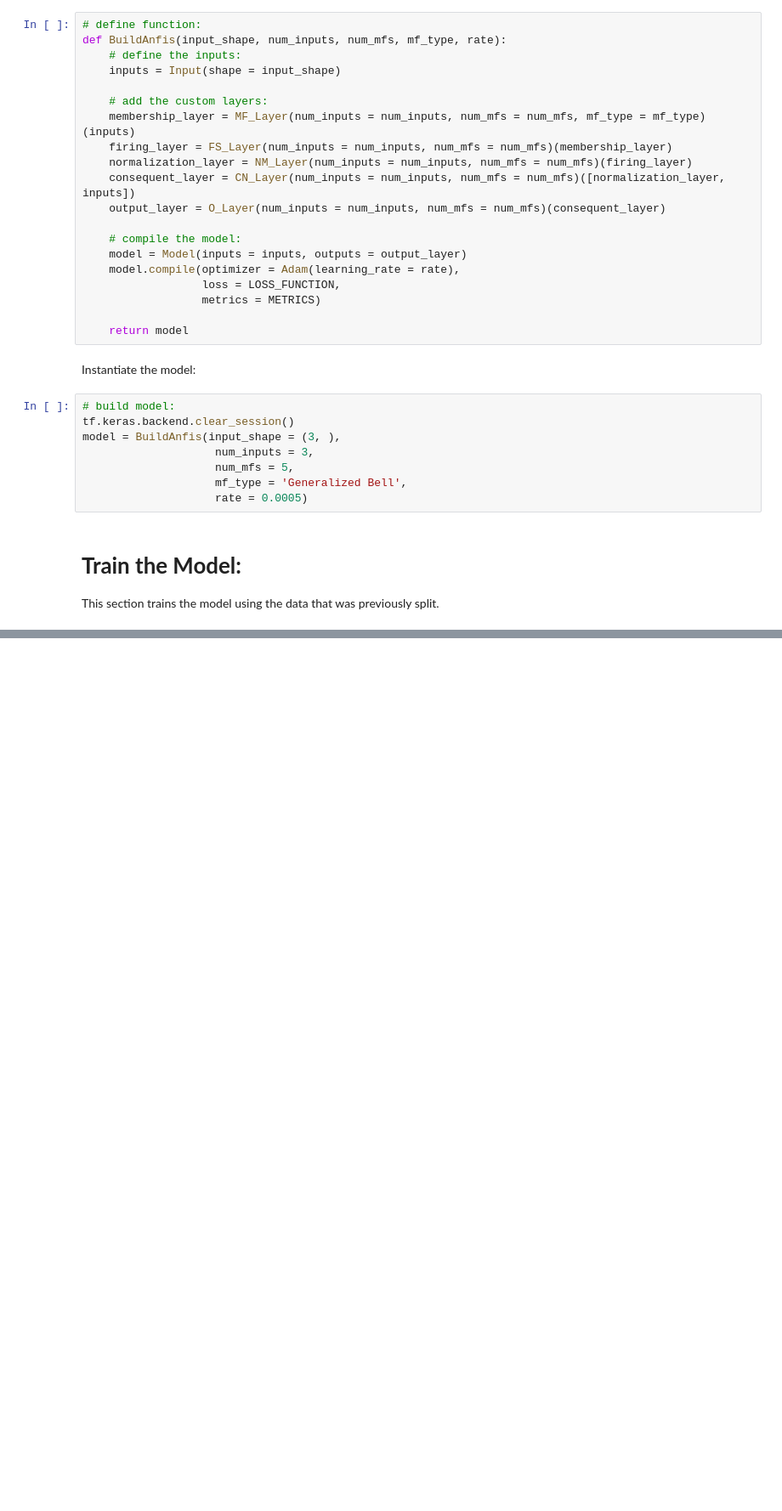
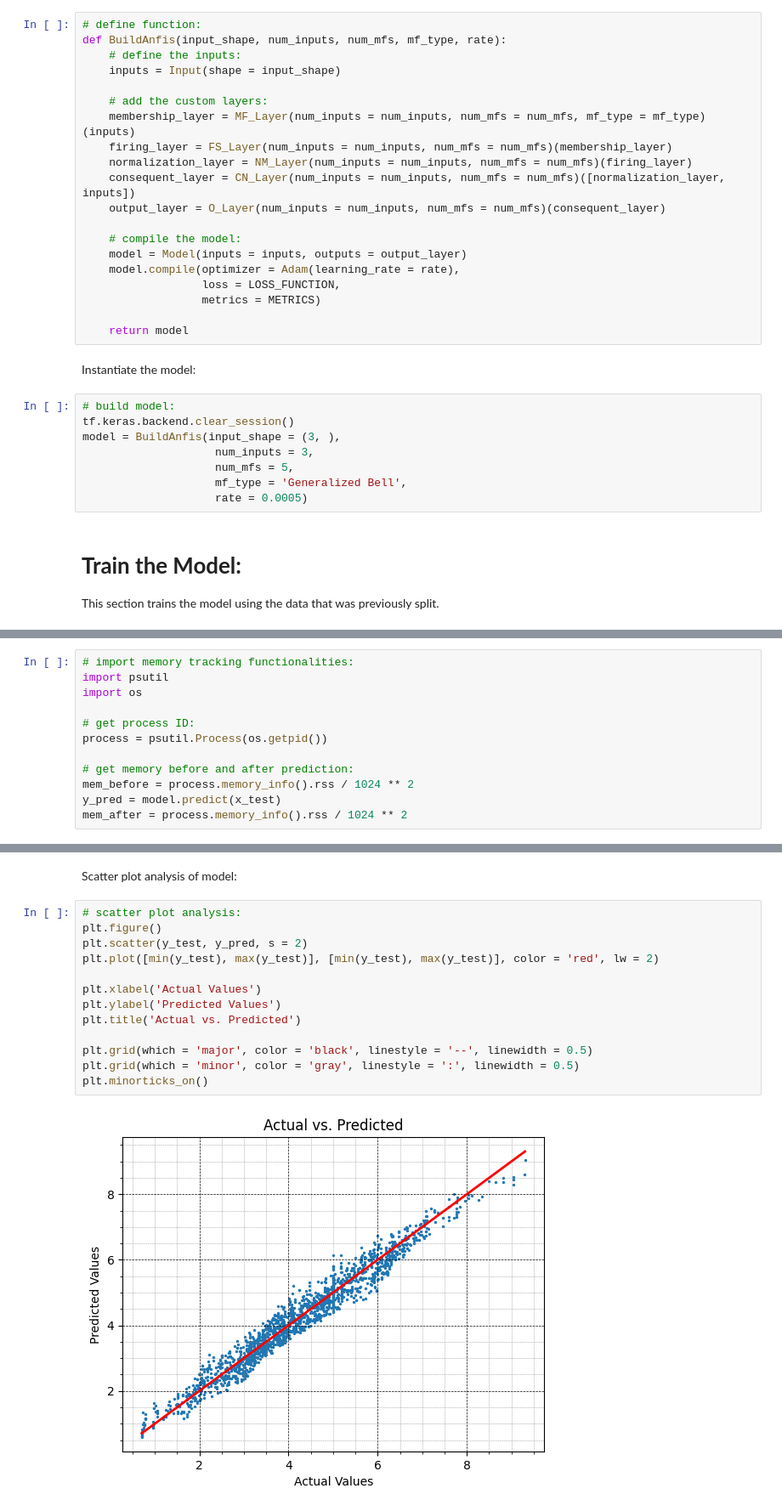
Before and after one commit to MattTidd/Inference-Systems, a Jupyter notebook: Python_Design/ANFIS_Design/ANFIS_Model_Design/ANFIS_Design.ipynb, the cells around one changed output, grey strips where cells are left out. Shown: that part at 85% size. Saved outputs shown, nothing was run; the diff lists cells and outputs as text; blank space fills up the shorter version.

```diff
--- a/Python_Design/ANFIS_Design/ANFIS_Model_Design/ANFIS_Design.ipynb
+++ b/Python_Design/ANFIS_Design/ANFIS_Model_Design/ANFIS_Design.ipynb
@@ -386,0 +484,12 @@ This section trains the model using the data that was previously split.
+# %%
+# import memory tracking functionalities:
+import psutil
+import os
+
+# get process ID:
+process = psutil.Process(os.getpid())
+
+# get memory before and after prediction:
+mem_before = process.memory_info().rss / 1024 ** 2
+y_pred = model.predict(x_test)
+mem_after = process.memory_info().rss / 1024 ** 2
@@ -386,0 +526,17 @@ This section trains the model using the data that was previously split.
+# %% [markdown]
+Scatter plot analysis of model:
+# %%
+# scatter plot analysis:
+plt.figure()
+plt.scatter(y_test, y_pred, s = 2)
+plt.plot([min(y_test), max(y_test)], [min(y_test), max(y_test)], color = 'red', lw = 2)
+
+plt.xlabel('Actual Values')
+plt.ylabel('Predicted Values')
+plt.title('Actual vs. Predicted')
+
+plt.grid(which = 'major', color = 'black', linestyle = '--', linewidth = 0.5)
+plt.grid(which = 'minor', color = 'gray', linestyle = ':', linewidth = 0.5)
+plt.minorticks_on()
+# %% [output]
+[figure, added]
```
Also changed, not shown: parts of 15 cells of this notebook.
